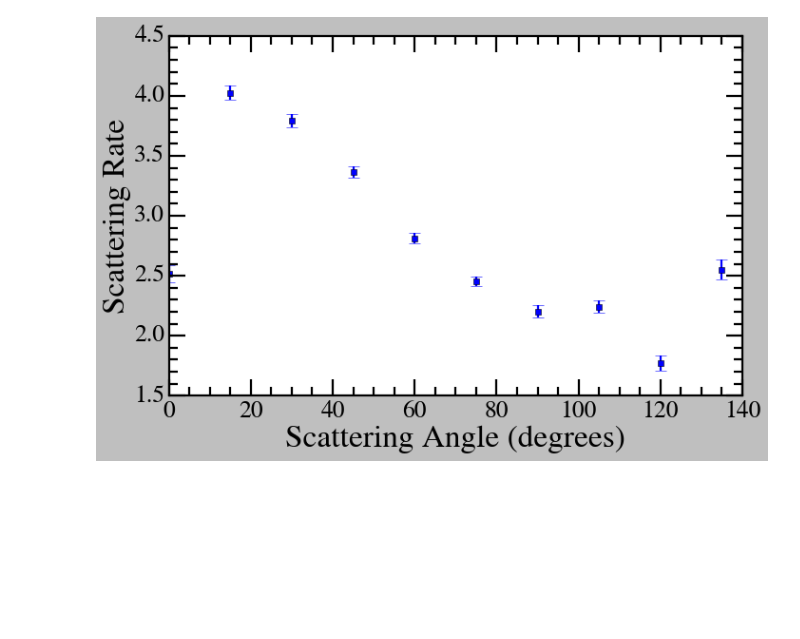
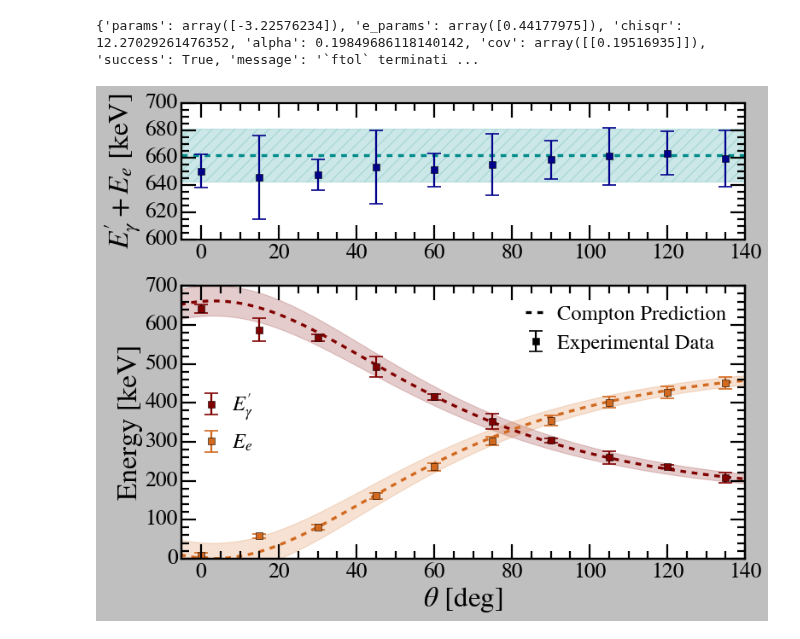
Before and after one commit to vinh-qtran/mit-jlab-sp25, a Jupyter notebook: compton/analysis.ipynb, the cells around one changed output. Drawn from its saved outputs; the diff is of its cells as text; code cells hidden in the pictures; blank space fills up the shorter version.

```diff
--- a/compton/analysis.ipynb
+++ b/compton/analysis.ipynb
@@ -177,21 +282,0 @@ class ComtonScatteringFitter(fitting.BaseFitter):
-# %%
-fig, ax = plt.subplots(figsize=(9, 6))
-
-angle_array = np.linspace(0,135,100)
-
-expected_photon_energies = 661.7 / (1 + 661.66/511 * (1 - np.cos(np.radians(angle_array))))
-expected_electron_energies = 661.7 - expected_photon_energies
-
-ax.errorbar(angles, photon_energies, yerr=photon_energies_err, fmt=' s', markersize=5, elinewidth=2, capsize=5, color='b', label='Photon energy')
-ax.errorbar(angles, electron_energies, yerr=electron_energies_err, fmt=' s', markersize=5, elinewidth=2, capsize=5, color='r', label='Electron energy')
-
-ax.plot(angle_array, expected_photon_energies, color='b')
-ax.plot(angle_array, expected_electron_energies, color = 'r')
-
-ax.set_xlabel('Scattering Angle (degrees)')
-ax.set_ylabel('Energy (keV)')
-
-#ax.legend()
-
-plt.tight_layout()
-plt.show()
@@ -200,12 +282,0 @@ plt.show()
-# %%
-fig, ax = plt.subplots(figsize=(9, 6))
-
-ax.errorbar(angles, scattering_rates, yerr=scattering_rates_err, fmt=' s', markersize=5, elinewidth=2, capsize=5, color='b')
-
-ax.set_xlabel('Scattering Angle (degrees)')
-ax.set_ylabel('Scattering Rate')
-
-plt.tight_layout()
-plt.show()
-# %% [output]
-[figure, removed]
@@ -211,0 +332,13 @@ plt.show()
+# %%
+fig, axs = plt.subplots(2,1,figsize=(10,8),height_ratios=[0.5,1])
+
+show_total_energy(axs[0])
+show_scatter_and_recoil_energy(axs[1])
+
+plt.tight_layout()
+plt.savefig('report/Figures/energy_angle_dependency.png')
+
+plt.show()
+# %% [output]
+{'params': array([-3.22576234]), 'e_params': array([0.44177975]), 'chisqr': 12.27029261476352, 'alpha': 0.19849686118140142, 'cov': array([[0.19516935]]), 'success': True, 'message': '`ftol` terminati ...
+[figure, added]
```
Also changed, not shown: parts of 16 cells of this notebook, 7 other files.
